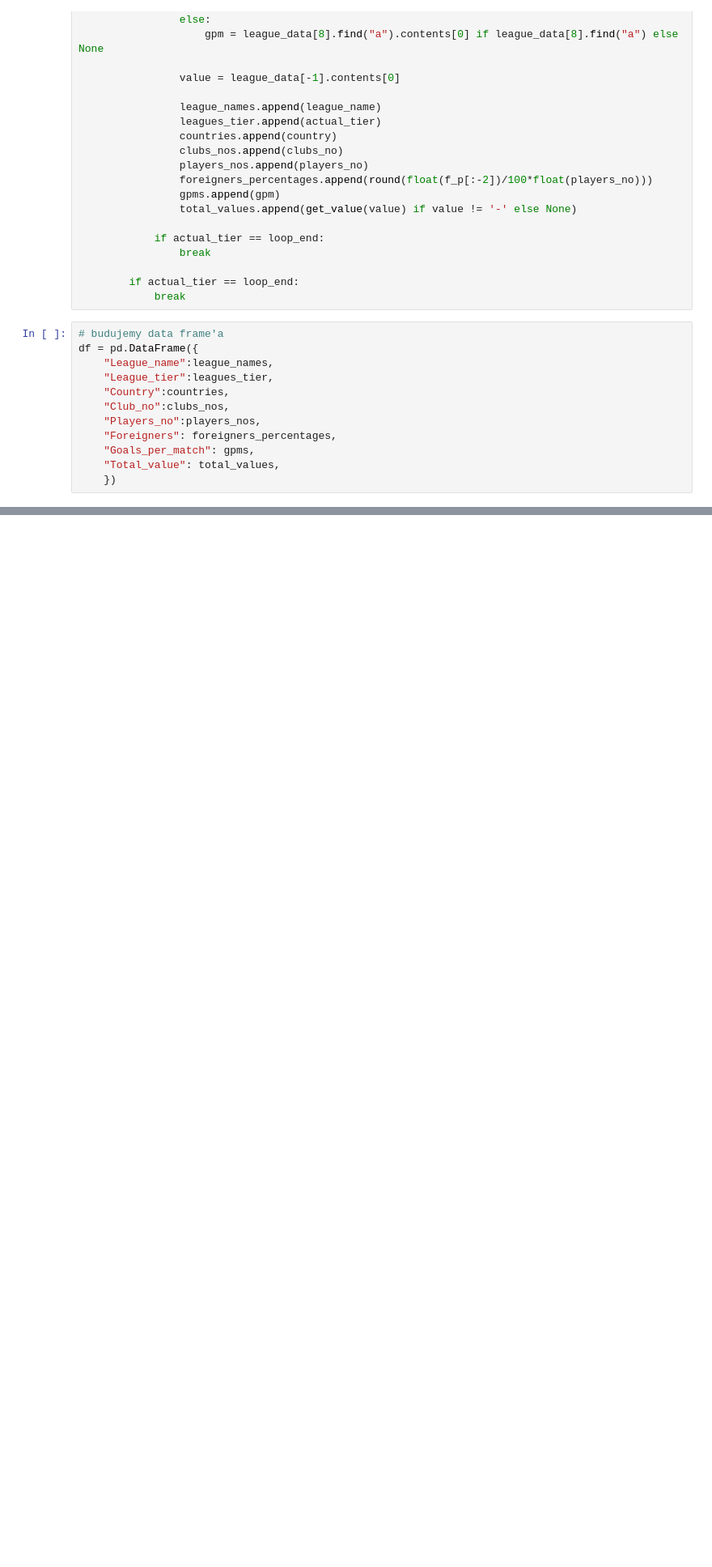
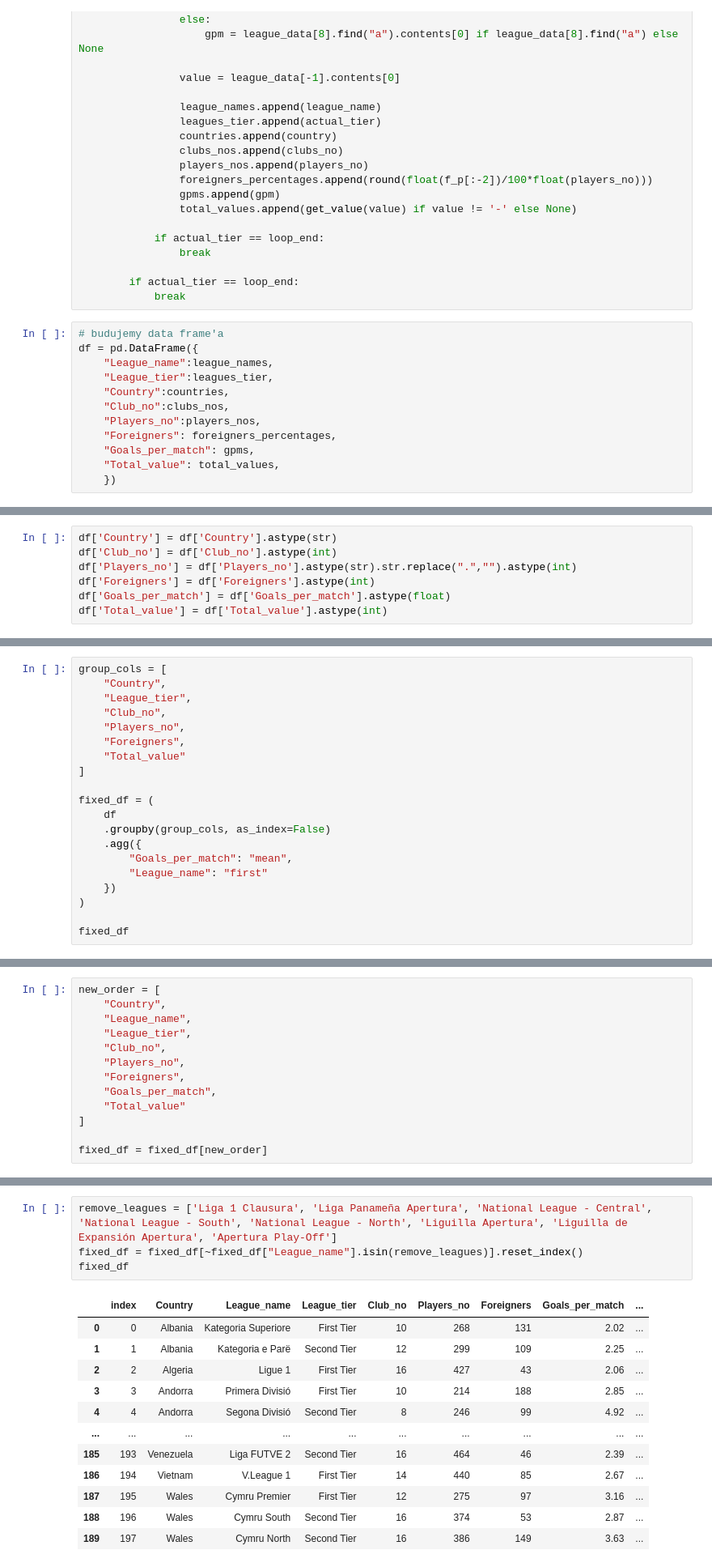
Before and after one commit to Fl0rk3/Clustering-project, a Jupyter notebook: Scrapping/1_transfer_markt_scrap.ipynb, the cells around one changed output, grey strips where cells are left out. Shown at 81% size. Saved outputs shown, nothing was run; the diff lists cells and outputs as text; blank space fills up the shorter version.

Commit message:
Change csv file, fix problem with multiple leagues per league tier and country

```diff
--- a/Scrapping/1_transfer_markt_scrap.ipynb
+++ b/Scrapping/1_transfer_markt_scrap.ipynb
@@ -103,0 +107,7 @@ df
+# %%
+df['Country'] = df['Country'].astype(str)
+df['Club_no'] = df['Club_no'].astype(int)
+df['Players_no'] = df['Players_no'].astype(str).str.replace(".","").astype(int)
+df['Foreigners'] = df['Foreigners'].astype(int)
+df['Goals_per_match'] = df['Goals_per_match'].astype(float)
+df['Total_value'] = df['Total_value'].astype(int)
@@ -103,0 +160,20 @@ df
+# %%
+group_cols = [
+    "Country",
+    "League_tier",
+    "Club_no",
+    "Players_no",
+    "Foreigners",
+    "Total_value"
+]
+
+fixed_df = (
+    df
+    .groupby(group_cols, as_index=False)
+    .agg({
+        "Goals_per_match": "mean",
+        "League_name": "first"
+    })
+)
+
+fixed_df
@@ -103,0 +194,13 @@ df
+# %%
+new_order = [
+    "Country",
+    "League_name",
+    "League_tier",
+    "Club_no",
+    "Players_no",
+    "Foreigners",
+    "Goals_per_match",
+    "Total_value"
+]
+
+fixed_df = fixed_df[new_order]
@@ -103,0 +223,17 @@ df
+# %%
+remove_leagues = ['Liga 1 Clausura', 'Liga Panameña Apertura', 'National League - Central', 'National League - South', 'National League - North', 'Liguilla Apertura', 'Liguilla de Expansión Apertura', 'Apertura Play-Off']
+fixed_df = fixed_df[~fixed_df["League_name"].isin(remove_leagues)].reset_index()
+fixed_df
+# %% [output]
+|  | index | Country | League_name | League_tier | Club_no | Players_no | Foreigners | Goals_per_match | ... |
+| 0 | 0 | Albania | Kategoria Superiore | First Tier | 10 | 268 | 131 | 2.02 | ... |
+| 1 | 1 | Albania | Kategoria e Parë | Second Tier | 12 | 299 | 109 | 2.25 | ... |
+| 2 | 2 | Algeria | Ligue 1 | First Tier | 16 | 427 | 43 | 2.06 | ... |
+| 3 | 3 | Andorra | Primera Divisió | First Tier | 10 | 214 | 188 | 2.85 | ... |
+| 4 | 4 | Andorra | Segona Divisió | Second Tier | 8 | 246 | 99 | 4.92 | ... |
+| ... | ... | ... | ... | ... | ... | ... | ... | ... | ... |
+| 185 | 193 | Venezuela | Liga FUTVE 2 | Second Tier | 16 | 464 | 46 | 2.39 | ... |
+| 186 | 194 | Vietnam | V.League 1 | First Tier | 14 | 440 | 85 | 2.67 | ... |
+| 187 | 195 | Wales | Cymru Premier | First Tier | 12 | 275 | 97 | 3.16 | ... |
+| 188 | 196 | Wales | Cymru South | Second Tier | 16 | 374 | 53 | 2.87 | ... |
+| 189 | 197 | Wales | Cymru North | Second Tier | 16 | 386 | 149 | 3.63 | ... |
```
Also changed, not shown: parts of 11 cells of this notebook, 5 other files.
